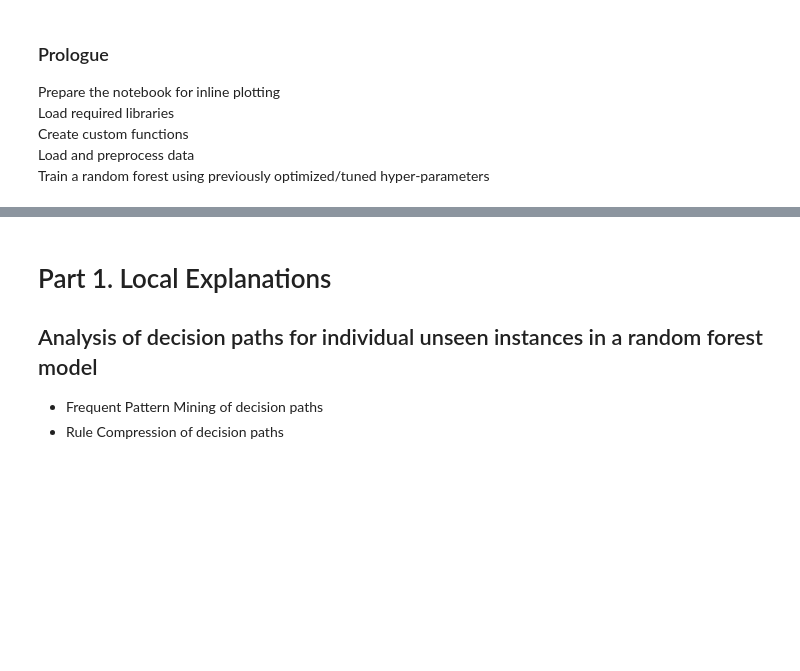
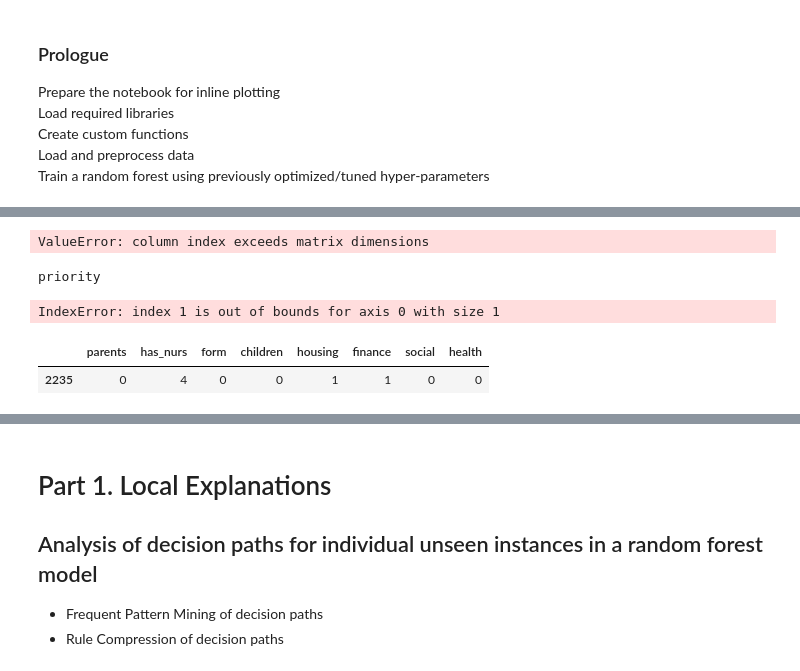
Before and after one commit to julianhatwell/interpret_basics2, a Jupyter notebook: whiteboxing experiments.ipynb, the cells around one changed output, grey strips where cells are left out. Drawn from its saved outputs; the diff is of its cells as text; code cells hidden in the pictures; blank space fills up the shorter version.

```diff
--- a/whiteboxing experiments.ipynb
+++ b/whiteboxing experiments.ipynb
@@ -115,0 +161,27 @@ Support: [286, 81]
+# %%
+from anchor import utils
+from anchor import anchor_tabular
+
+dataset_folder = 'C:\\Dev\\Study\\Python\\interpret_basics2\\data_source_files'
+dataset = utils.load_dataset('adult', balance=True, dataset_folder=dataset_folder)
+
+explainer = anchor_tabular.AnchorTabularExplainer(class_names=class_names.tolist(),
+                                                  feature_names=mydata.features,
+                                                  data=np.array(tt['X_train']),
+                                                  categorical_names=categorical_names)
+
+explainer.fit(np.array(tt['X_train']), np.array(tt['y_train']), np.array(tt['X_test']), np.array(tt['y_test']))
+# %% [output]
+ValueError: column index exceeds matrix dimensions
+# %%
+# prediction
+print(class_names[enc_rf.predict(instance)][0])
+exp = explainer.explain_instance(np.array(instance), enc_rf.predict, threshold=0.95, desired_label=enc_rf.predict(instance)[0])
+# %% [output]
+priority
+IndexError: index 1 is out of bounds for axis 0 with size 1
+# %%
+tt['X_train'][0:1]
+# %% [output]
+|  | parents | has_nurs | form | children | housing | finance | social | health |
+| 2235 | 0 | 4 | 0 | 0 | 1 | 1 | 0 | 0 |
```
Also changed, not shown: parts of 9 cells of this notebook, 7 other files.
